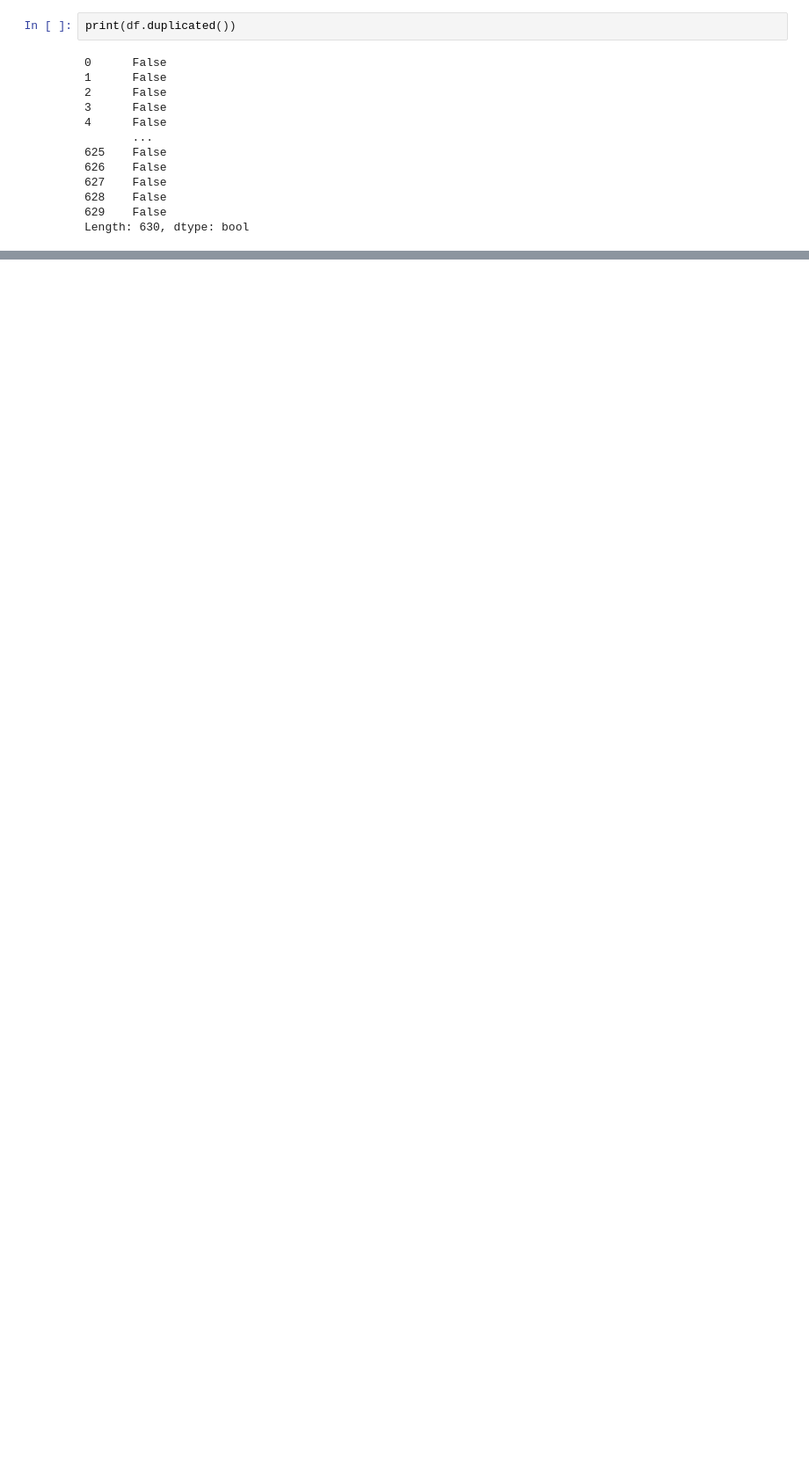
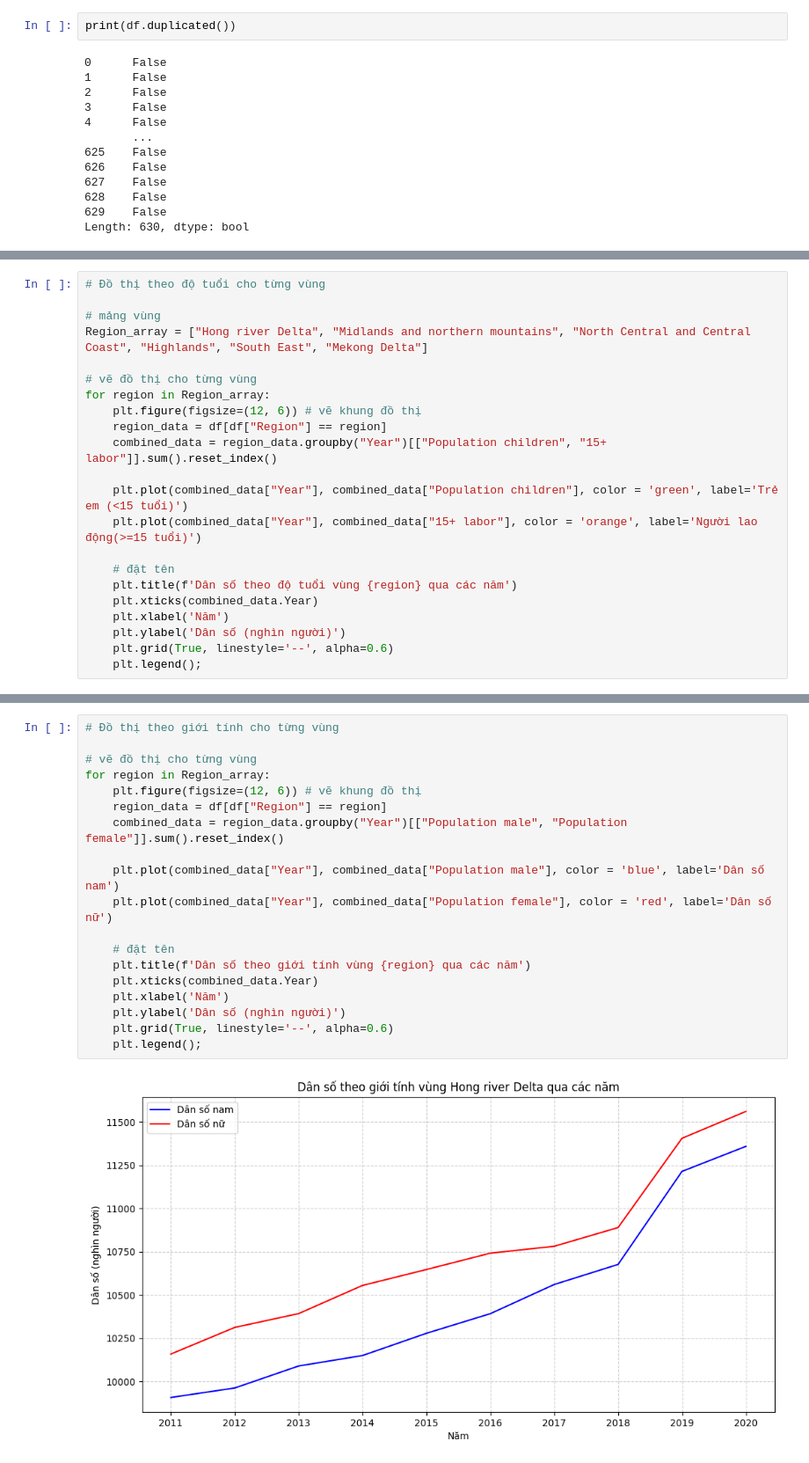
Before and after one commit to pyen18/vietnam_population_analysis, a Jupyter notebook: notebooks/demographic_analysis.ipynb, the cells around one changed output, grey strips where cells are left out. Shown at 88% size. Saved outputs shown, nothing was run; the diff lists cells and outputs as text; blank space fills up the shorter version.

```diff
--- a/notebooks/demographic_analysis.ipynb
+++ b/notebooks/demographic_analysis.ipynb
@@ -63,3 +62,25 @@ df.head()
+# %%
+# Đồ thị theo độ tuổi cho từng vùng
+
+# mảng vùng
+Region_array = ["Hong river Delta", "Midlands and northern mountains", "North Central and Central Coast", "Highlands", "South East", "Mekong Delta"]
+
+# vẽ đồ thị cho từng vùng
+for region in Region_array:
+    plt.figure(figsize=(12, 6)) # vẽ khung đồ thị
+    region_data = df[df["Region"] == region]
+    combined_data = region_data.groupby("Year")[["Population children", "15+ labor"]].sum().reset_index()
+
+    plt.plot(combined_data["Year"], combined_data["Population children"], color = 'green', label='Trẻ em (<15 tuổi)')
+    plt.plot(combined_data["Year"], combined_data["15+ labor"], color = 'orange', label='Người lao động(>=15 tuổi)')
+
+    # đặt tên
+    plt.title(f'Dân số theo độ tuổi vùng {region} qua các năm')
+    plt.xticks(combined_data.Year)
+    plt.xlabel('Năm')
+    plt.ylabel('Dân số (nghìn người)')
+    plt.grid(True, linestyle='--', alpha=0.6)
+    plt.legend();
 # %%
 summary_by_year = df.groupby('Year').sum() # Tóm tắt dữ liệu theo năm
 print(summary_by_year.columns)
@@ -87,0 +101,21 @@ plt.legend();
+# %%
+# Đồ thị theo giới tính cho từng vùng
+
+# vẽ đồ thị cho từng vùng
+for region in Region_array:
+    plt.figure(figsize=(12, 6)) # vẽ khung đồ thị
+    region_data = df[df["Region"] == region]
+    combined_data = region_data.groupby("Year")[["Population male", "Population female"]].sum().reset_index()
+
+    plt.plot(combined_data["Year"], combined_data["Population male"], color = 'blue', label='Dân số nam')
+    plt.plot(combined_data["Year"], combined_data["Population female"], color = 'red', label='Dân số nữ')
+
+    # đặt tên
+    plt.title(f'Dân số theo giới tính vùng {region} qua các năm')
+    plt.xticks(combined_data.Year)
+    plt.xlabel('Năm')
+    plt.ylabel('Dân số (nghìn người)')
+    plt.grid(True, linestyle='--', alpha=0.6)
+    plt.legend();
+# %% [output]
+[figure, added]
```
Also changed, not shown: parts of 8 cells of this notebook.
